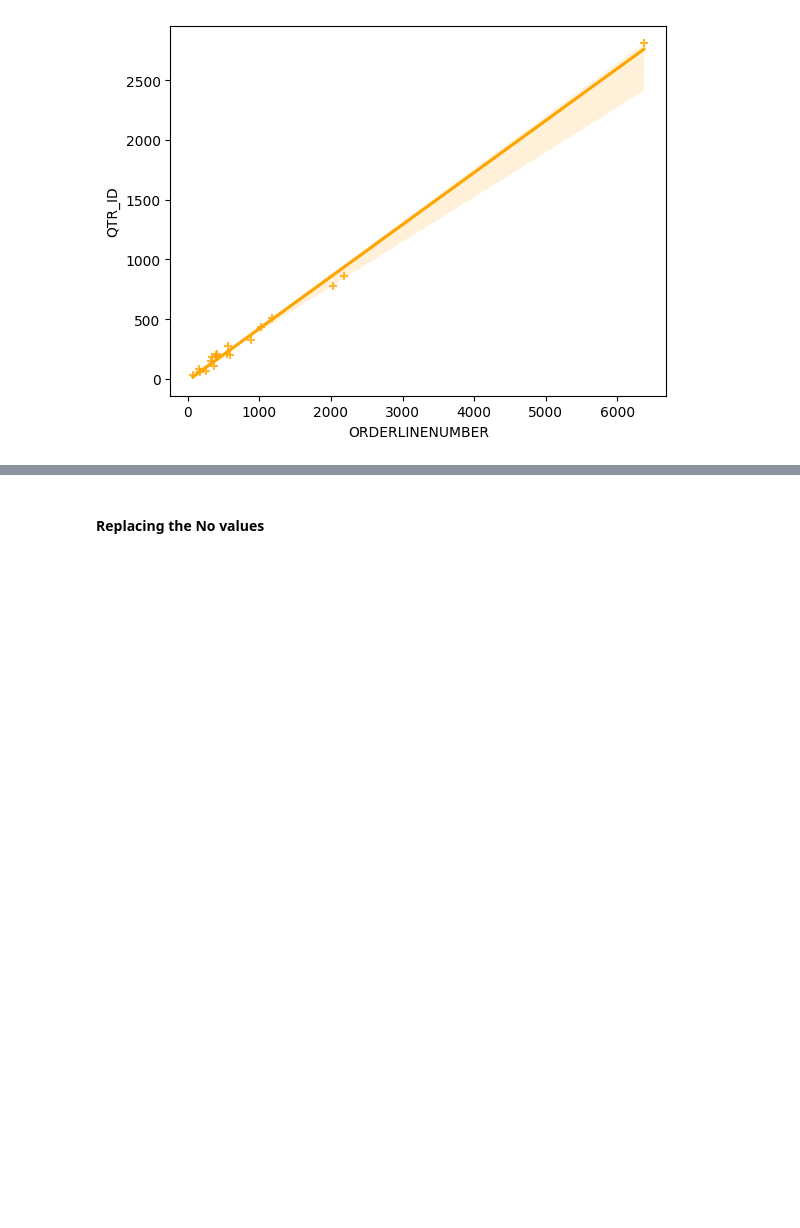
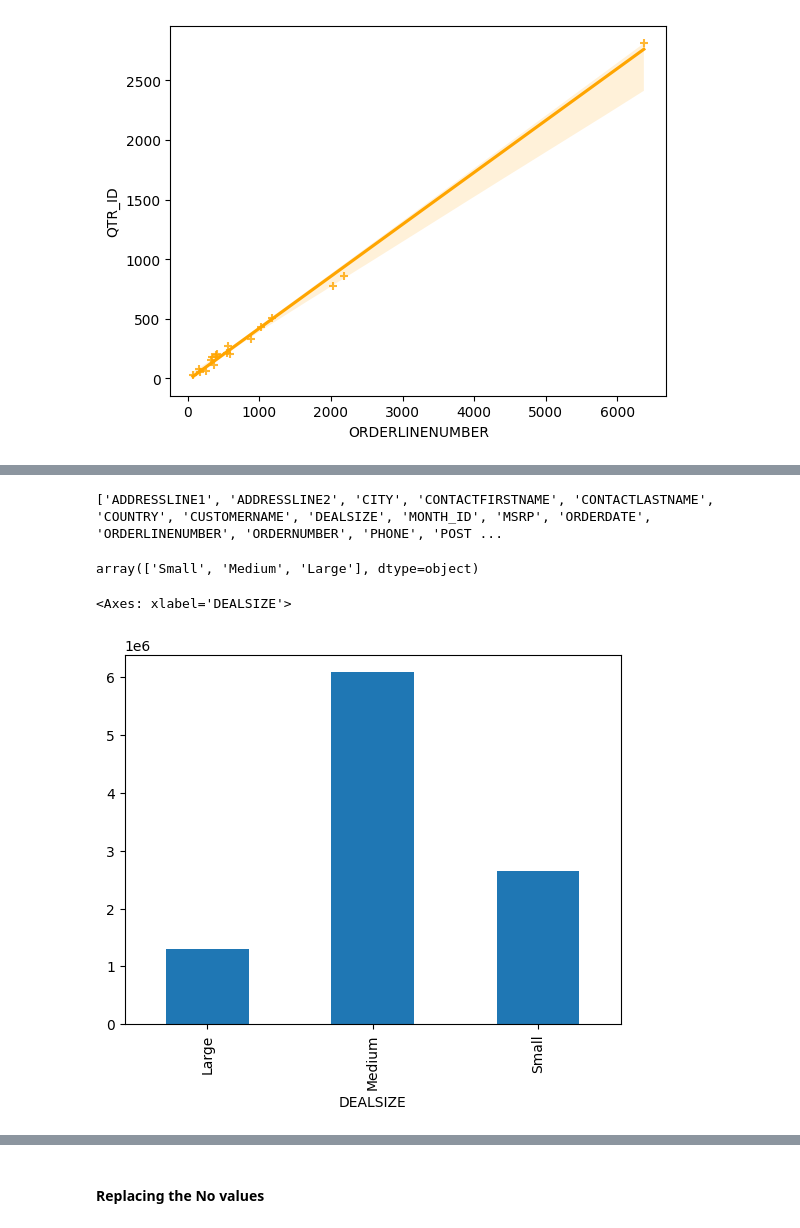
Before and after one commit to AnanthaTeja/Data_Analytics, a Jupyter notebook: Data_funtions.ipynb, the cells around one changed output, grey strips where cells are left out. Drawn from its saved outputs; the diff is of its cells as text; code cells hidden in the pictures; blank space fills up the shorter version.

Commit message:
Added some more graphs for better analysis

```diff
--- a/Data_funtions.ipynb
+++ b/Data_funtions.ipynb
@@ -139,0 +150,13 @@ sns.regplot(x='ORDERLINENUMBER', y='QTR_ID', data=county_df,color='orange',marke
+# %%
+print(dir(sale_df2))
+sale_df2['DEALSIZE'].unique()
+#sns.pairplot(data=sale_df2,hue='PRICEEACH')
+# %% [output]
+['ADDRESSLINE1', 'ADDRESSLINE2', 'CITY', 'CONTACTFIRSTNAME', 'CONTACTLASTNAME', 'COUNTRY', 'CUSTOMERNAME', 'DEALSIZE', 'MONTH_ID', 'MSRP', 'ORDERDATE', 'ORDERLINENUMBER', 'ORDERNUMBER', 'PHONE', 'POST ...
+array(['Small', 'Medium', 'Large'], dtype=object)
+# %%
+sale_df2.groupby('DEALSIZE')['SALES'].mean()
+sale_df2.groupby("DEALSIZE")['SALES'].sum().plot.bar()
+# %% [output]
+<Axes: xlabel='DEALSIZE'>
+[figure, added]
```
Also changed, not shown: parts of 5 cells of this notebook.
